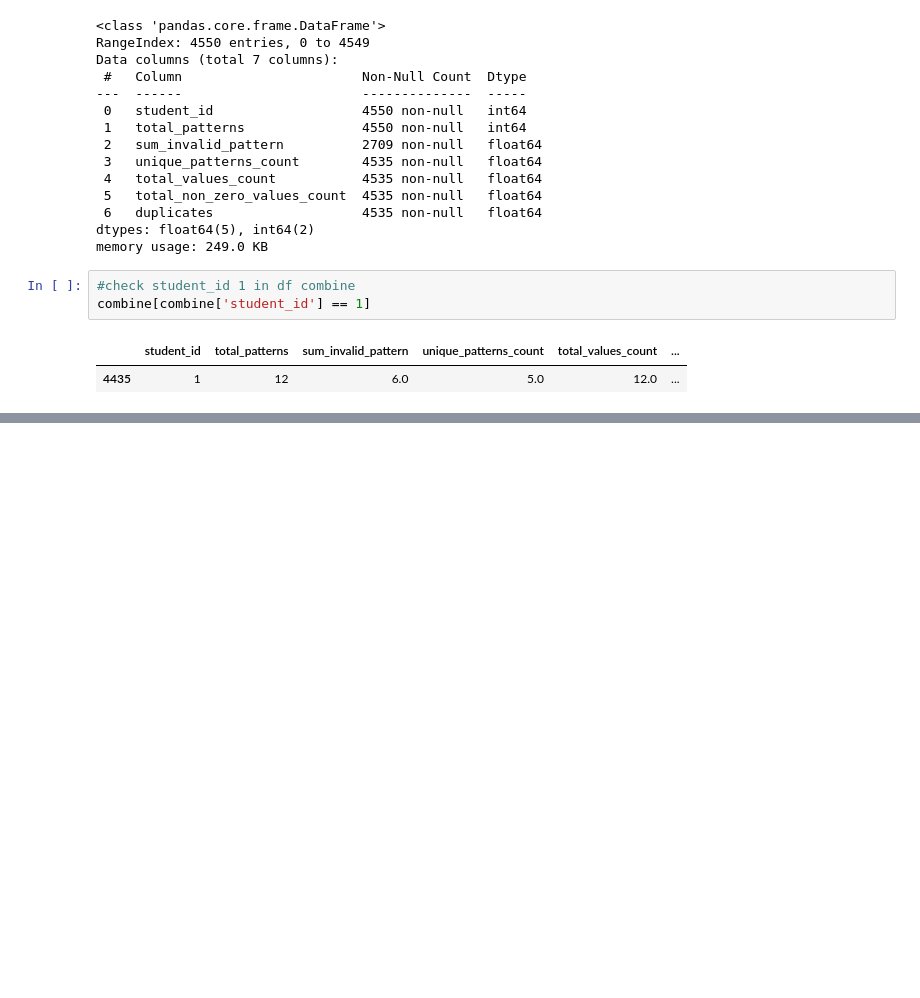
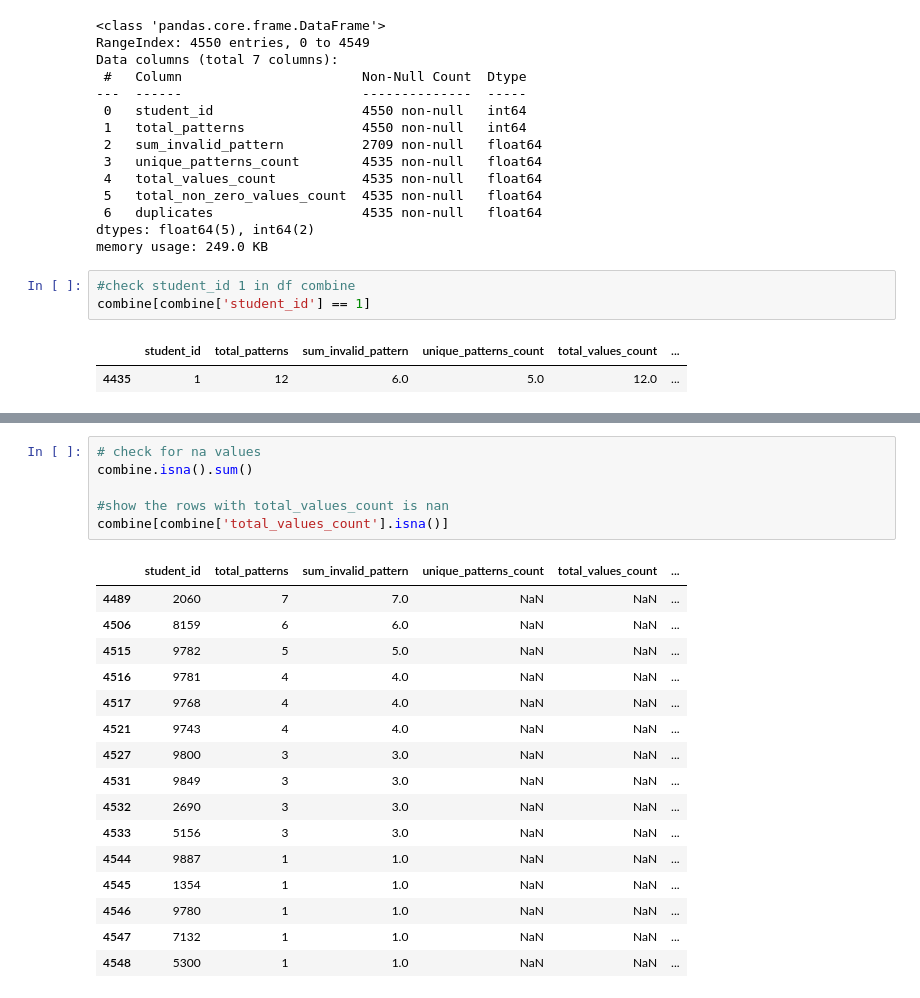
Before and after one commit to RowanBattles/Group4AI, a Jupyter notebook: TotalScore.ipynb, the cells around one changed output, grey strips where cells are left out. Drawn from its saved outputs; the diff is of its cells as text; blank space fills up the shorter version.

```diff
--- a/TotalScore.ipynb
+++ b/TotalScore.ipynb
@@ -116,0 +126,23 @@ combine.to_csv('Data/TotalscoreAndDuplicated.csv', index=False)
+# %%
+# check for na values
+combine.isna().sum()
+
+#show the rows with total_values_count is nan
+combine[combine['total_values_count'].isna()]
+# %% [output]
+|  | student_id | total_patterns | sum_invalid_pattern | unique_patterns_count | total_values_count | ... |
+| 4489 | 2060 | 7 | 7.0 | NaN | NaN | ... |
+| 4506 | 8159 | 6 | 6.0 | NaN | NaN | ... |
+| 4515 | 9782 | 5 | 5.0 | NaN | NaN | ... |
+| 4516 | 9781 | 4 | 4.0 | NaN | NaN | ... |
+| 4517 | 9768 | 4 | 4.0 | NaN | NaN | ... |
+| 4521 | 9743 | 4 | 4.0 | NaN | NaN | ... |
+| 4527 | 9800 | 3 | 3.0 | NaN | NaN | ... |
+| 4531 | 9849 | 3 | 3.0 | NaN | NaN | ... |
+| 4532 | 2690 | 3 | 3.0 | NaN | NaN | ... |
+| 4533 | 5156 | 3 | 3.0 | NaN | NaN | ... |
+| 4544 | 9887 | 1 | 1.0 | NaN | NaN | ... |
+| 4545 | 1354 | 1 | 1.0 | NaN | NaN | ... |
+| 4546 | 9780 | 1 | 1.0 | NaN | NaN | ... |
+| 4547 | 7132 | 1 | 1.0 | NaN | NaN | ... |
+| 4548 | 5300 | 1 | 1.0 | NaN | NaN | ... |
```
Also changed, not shown: parts of 5 cells of this notebook.
